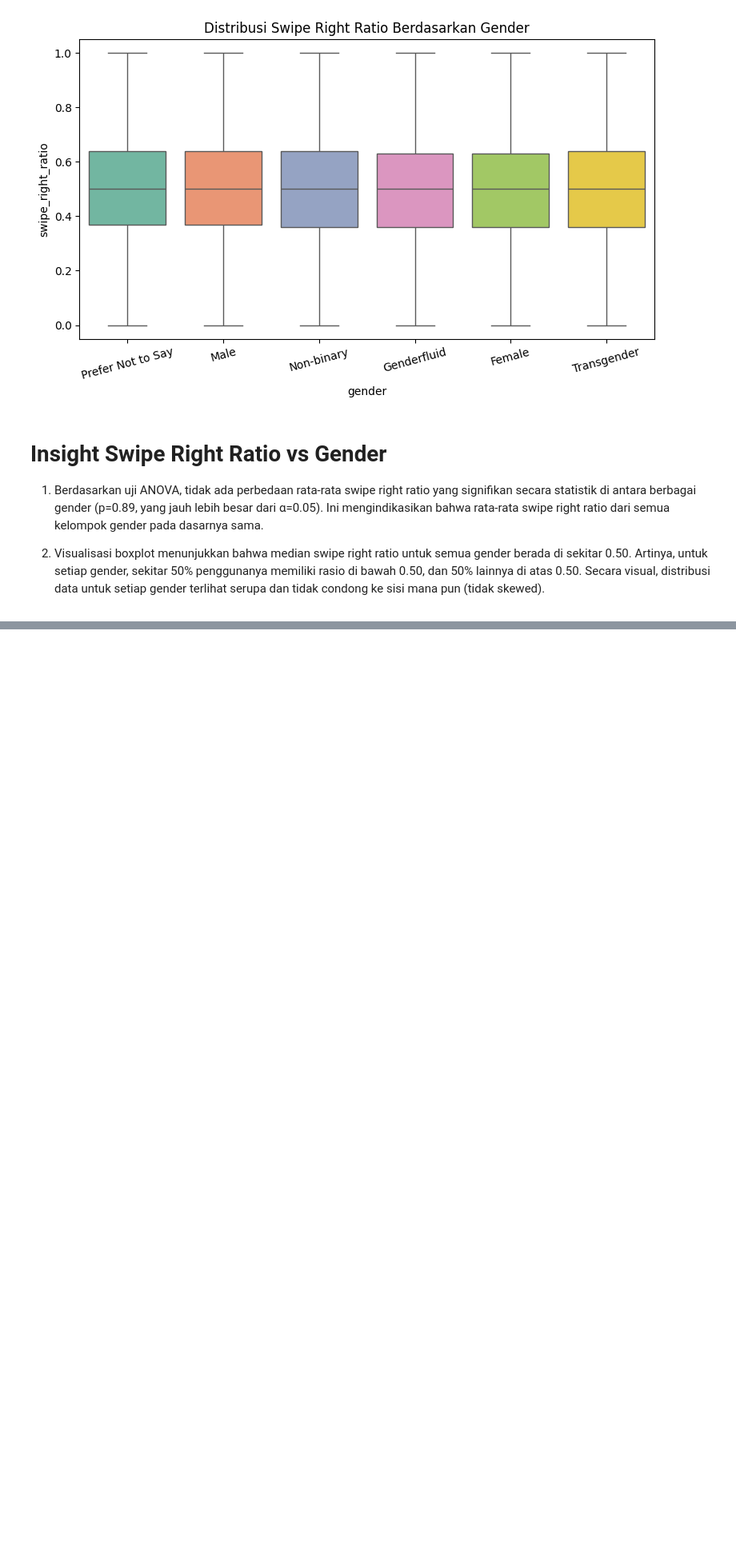
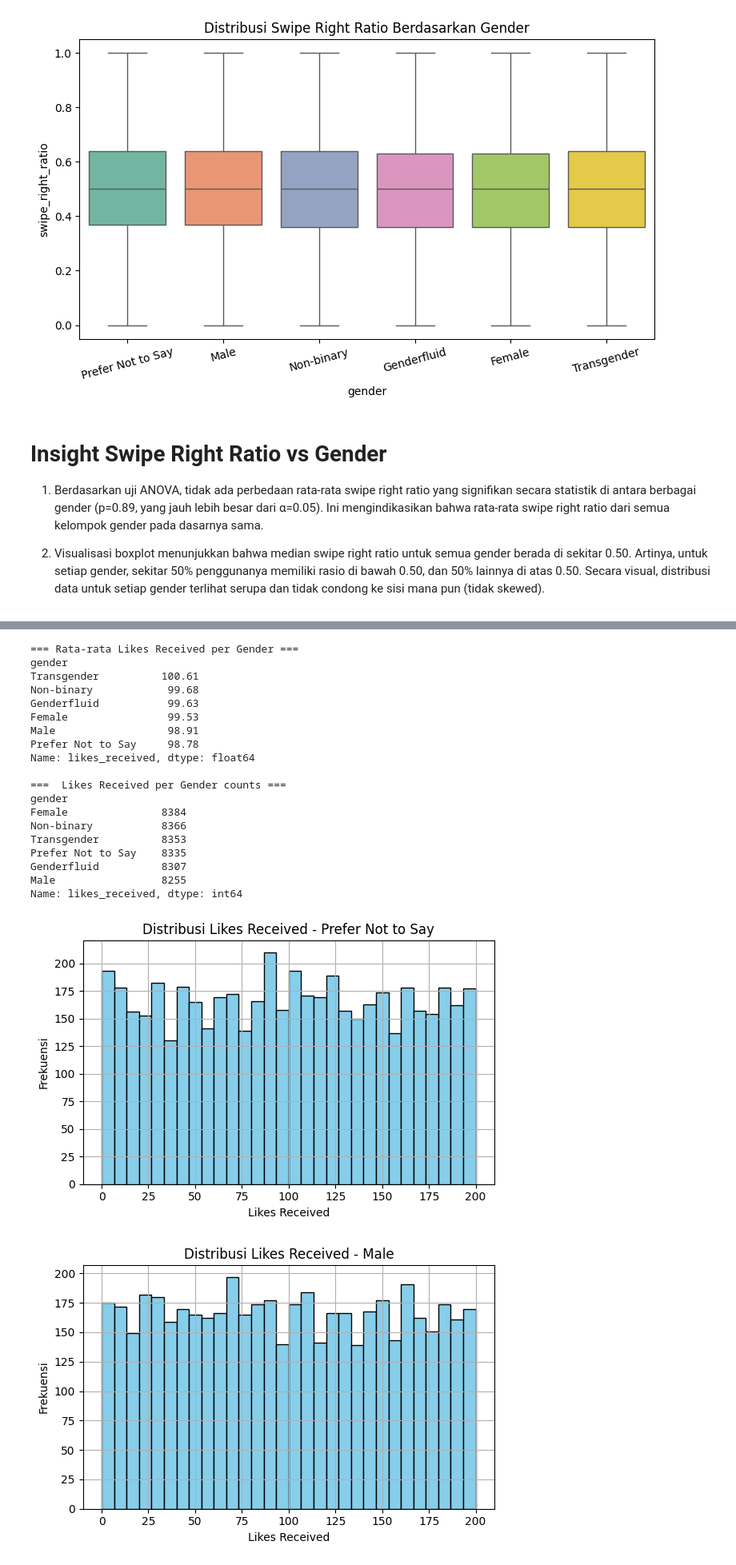
Before and after one commit to Toughfiq/DSPy, a Jupyter notebook: EDA/Gender_Insights.ipynb, the cells around one changed output, grey strips where cells are left out. Shown at 80% size. Saved outputs shown, nothing was run; the diff lists cells and outputs as text; code cells hidden in the pictures; blank space fills up the shorter version.

Commit message:
Menambahkan likes received per gender

```diff
--- a/EDA/Gender_Insights.ipynb
+++ b/EDA/Gender_Insights.ipynb
@@ -159,0 +167,47 @@ P-value    : 0.89539
+# %%
+def analyze_likes_received(df_query):
+    df_query = df_query.dropna(subset=['gender'])
+    df_query = clean_numeric(df_query, 'likes_received')
+
+    print("\n=== Rata-rata Likes Received per Gender ===")
+    mean_likes = df_query.groupby('gender')['likes_received'].mean().sort_values(ascending=False)
+    print(mean_likes)
+    print("\n===  Likes Received per Gender counts ===")
+    count_likes = df_query.groupby('gender')['likes_received'].count().sort_values(ascending=False)
+    print(count_likes)
+
+    # Histogram per gender (menggunakan sampling)
+    genders = df_query['gender'].unique()
+    for gender in genders:
+        subset = df_query[df_query['gender'] == gender].sample(n=min(5000, len(df_query)), random_state=42)
+        plt.figure(figsize=(6, 4))
+        plt.hist(subset['likes_received'], bins=30, color='skyblue', edgecolor='black')
+        plt.title(f'Distribusi Likes Received - {gender}')
+        plt.xlabel('Likes Received')
+        plt.ylabel('Frekuensi')
+        plt.grid(True)
+        plt.tight_layout()
+        plt.show()
+analyze_likes_received(df_query)
+# %% [output]
+=== Rata-rata Likes Received per Gender ===
+gender
+Transgender          100.61
+Non-binary            99.68
+Genderfluid           99.63
+Female                99.53
+Male                  98.91
+Prefer Not to Say     98.78
+Name: likes_received, dtype: float64
+
+===  Likes Received per Gender counts ===
+gender
+Female               8384
+Non-binary           8366
+Transgender          8353
+Prefer Not to Say    8335
+Genderfluid          8307
+Male                 8255
+Name: likes_received, dtype: int64
+[figure, added]
+[figure, added]
```
Also changed, not shown: parts of 3 cells of this notebook.
